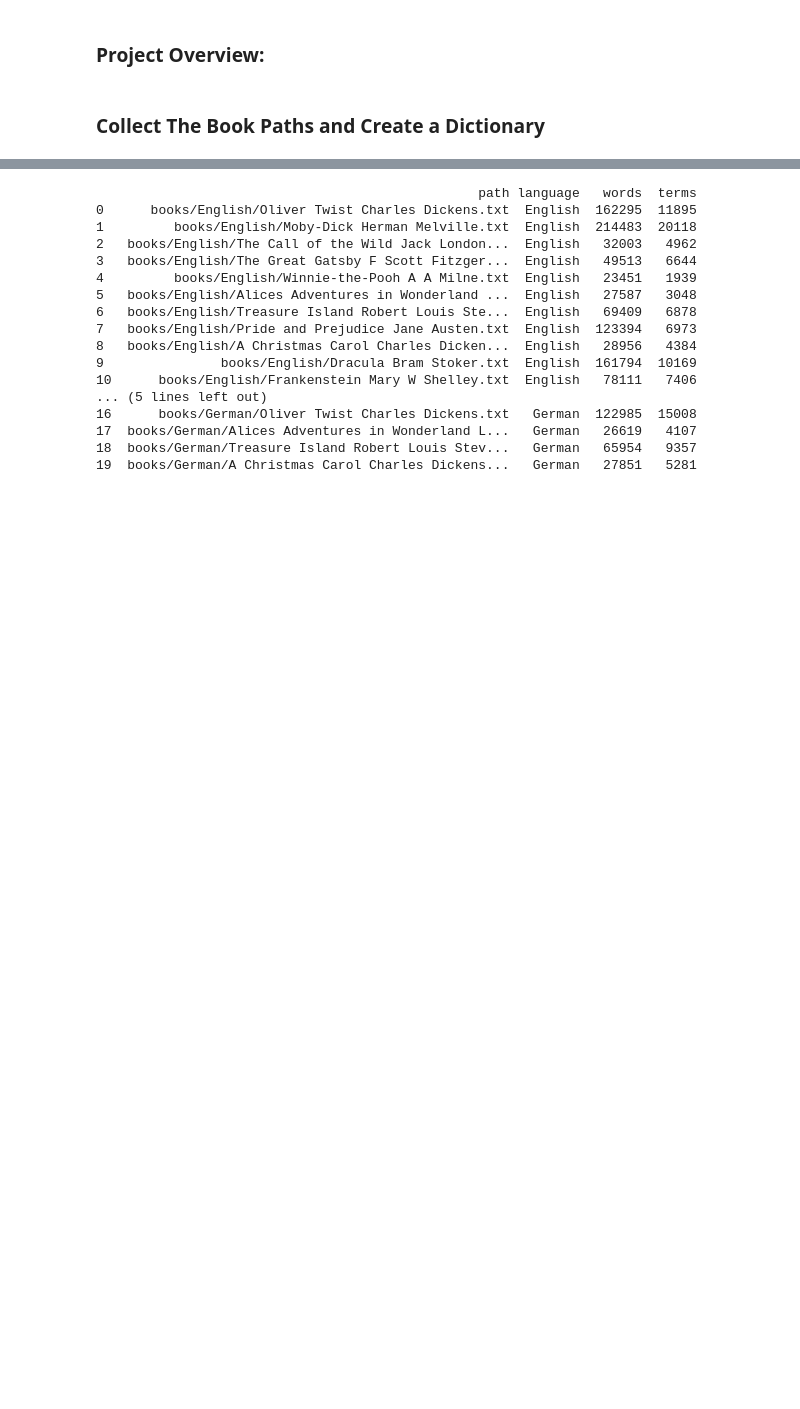
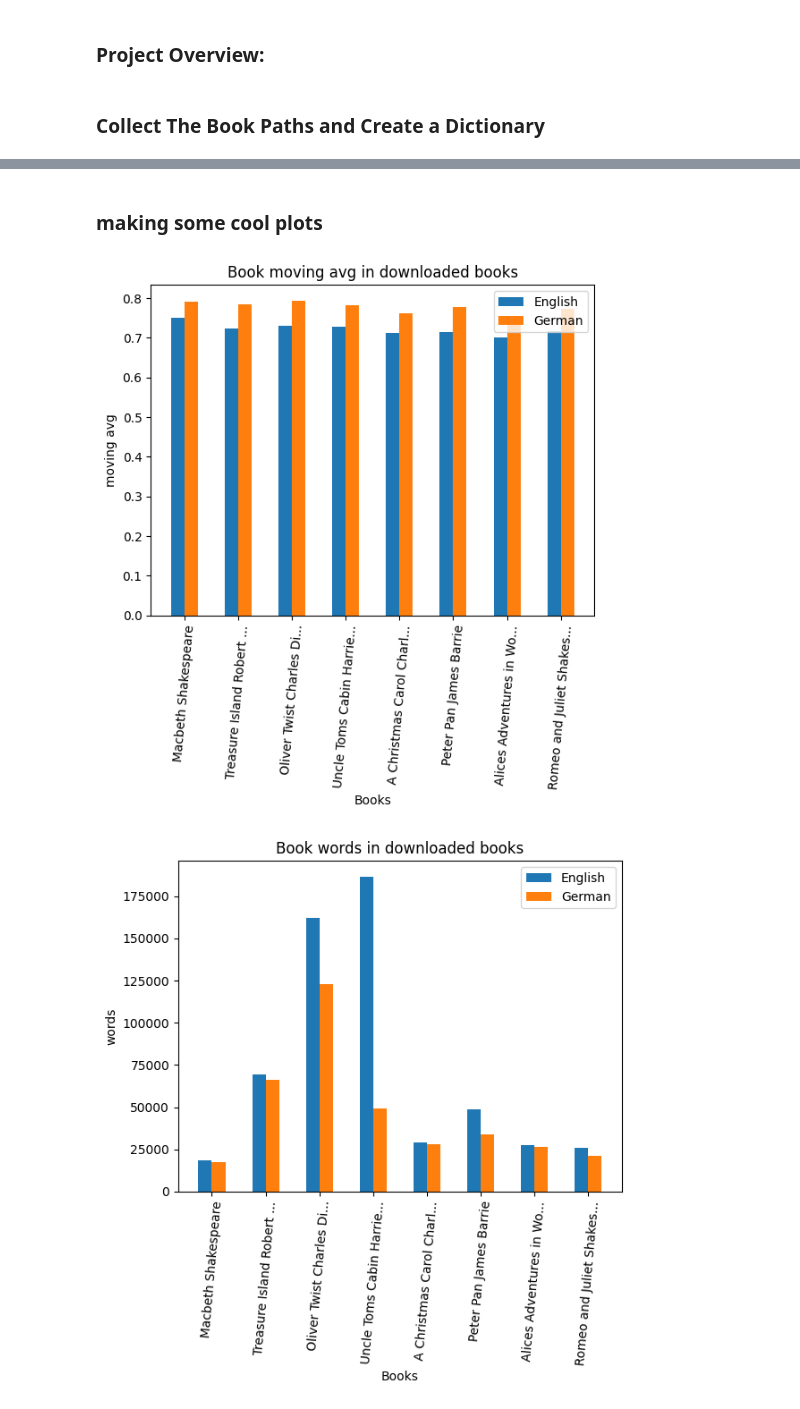
Before and after one commit to g-hurst/Comparing-Properties-of-German-and-English-Books, a Jupyter notebook: compare richness.ipynb, the cells around one changed output, grey strips where cells are left out. Drawn from its saved outputs; the diff is of its cells as text; code cells hidden in the pictures; blank space fills up the shorter version.

Commit message:
reduced to german and english only

```diff
--- a/compare richness.ipynb
+++ b/compare richness.ipynb
@@ -57,29 +52,41 @@ The following books have been collected:
 # %%
-col_names = ['path', 'language', 'words', 'terms']
+col_names = ['title', 'language', 'words', 'terms', 'moving avg', 'maas diversity']
 df = pd.DataFrame(columns=col_names)
 for k in book_paths.keys():
-    for path in book_paths[k]:
+    for title, path in book_paths[k]:
         text = load_book(path)
         lex = LexicalRichness(text)
-        df.loc[len(df.index)] = [path, k, lex.words, lex.terms]
-
-
-print(df)
+        df.loc[len(df.index)] = [title, k, lex.words, lex.terms, lex.mattr(), lex.Maas]
-# %% [output]
-                                                 path language   words  terms
-0      books/English/Oliver Twist Charles Dickens.txt  English  162295  11895
-1         books/English/Moby-Dick Herman Melville.txt  English  214483  20118
-2   books/English/The Call of the Wild Jack London...  English   32003   4962
-3   books/English/The Great Gatsby F Scott Fitzger...  English   49513   6644
-4         books/English/Winnie-the-Pooh A A Milne.txt  English   23451   1939
-5   books/English/Alices Adventures in Wonderland ...  English   27587   3048
-6   books/English/Treasure Island Robert Louis Ste...  English   69409   6878
-7   books/English/Pride and Prejudice Jane Austen.txt  English  123394   6973
-8   books/English/A Christmas Carol Charles Dicken...  English   28956   4384
-9               books/English/Dracula Bram Stoker.txt  English  161794  10169
-10      books/English/Frankenstein Mary W Shelley.txt  English   78111   7406
-... (5 lines left out)
-16      books/German/Oliver Twist Charles Dickens.txt   German  122985  15008
-17  books/German/Alices Adventures in Wonderland L...   German   26619   4107
-18  books/German/Treasure Island Robert Louis Stev...   German   65954   9357
-19  books/German/A Christmas Carol Charles Dickens...   German   27851   5281
+# %% [markdown]
+### making some cool plots
+# %%
+def plot_category(category):
+    avg_dict = {'English':[], 'German':[]}
+    for title in set(df['title']):
+        data = df[df['title'] == title]
+        for lang in avg_dict.keys():
+            if lang in data['language'].values:
+                avg_dict[lang].append(data[data['language'] == lang][category].values[0])
+            else:
+                avg_dict[lang].append(0)
+
+    fig, ax = plt.subplots()
+    X_axis = np.arange(len(set(df['title'])))
+    width = 0.25
+
+    ax.bar(X_axis - width/2, avg_dict['English'], width, label='English')
+    ax.bar(X_axis + width/2, avg_dict['German'], width, label='German')
+    plt.title(f'Book {category} in downloaded books')
+    plt.ylabel(category)
+    plt.xlabel('Books')
+    plt.xticks(X_axis, set(df['title']), rotation=85)
+    plt.legend()
+    plt.show()
+
+plot_category('moving avg')
+plot_category('words')
+plot_category('terms')
+plot_category('maas diversity')
+# %% [output]
+[figure, added]
+[figure, added]
```
Also changed, not shown: parts of 3 cells of this notebook, 18 other files.
